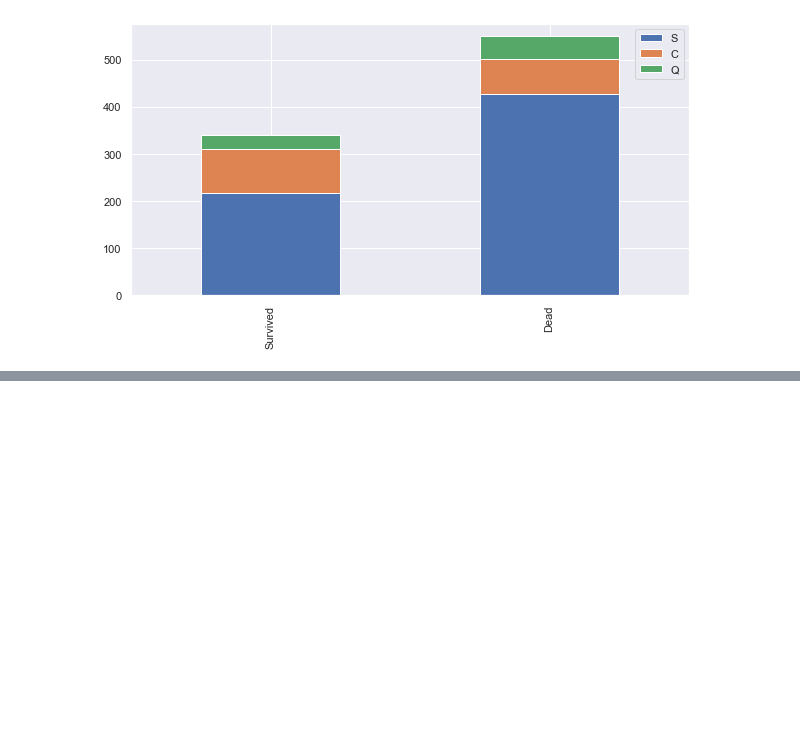
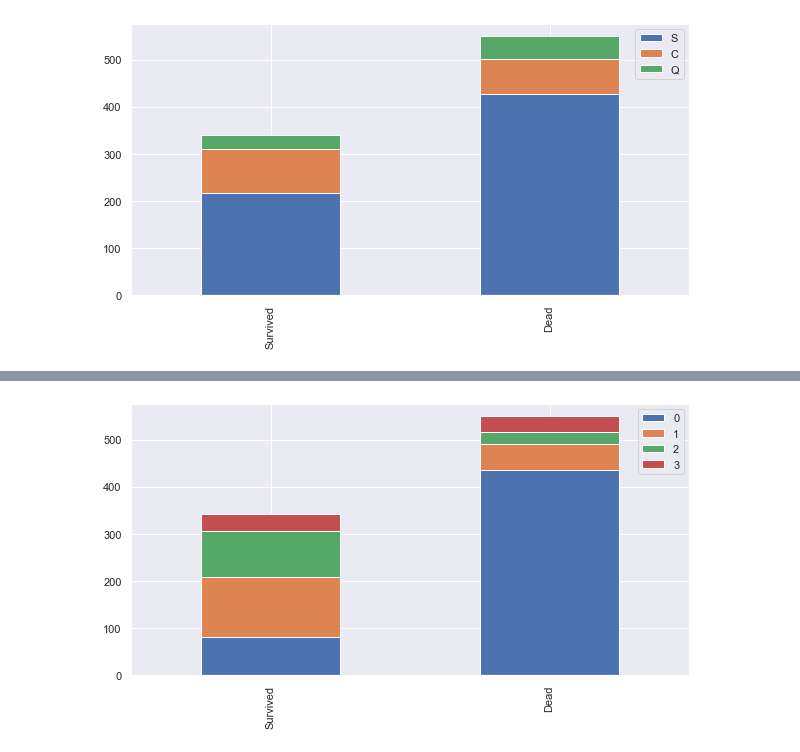
Before and after one commit to suhsuh1106/ML_python, a Jupyter notebook: Titanic_solution.ipynb, the cells around one changed output, grey strips where cells are left out. Saved outputs shown, nothing was run; the diff lists cells and outputs as text; code cells hidden in the pictures; blank space fills up the shorter version.

```diff
--- a/Titanic_solution.ipynb
+++ b/Titanic_solution.ipynb
@@ -166,0 +268,4 @@ train.head()
+# %%
+bar_chart('Title')
+# %% [output]
+[figure, added]
```
Also changed, not shown: parts of 24 cells of this notebook.
